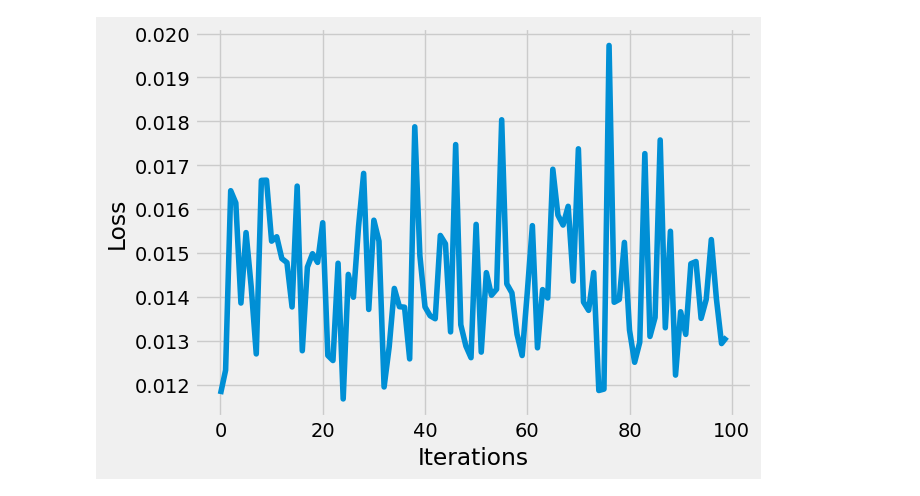
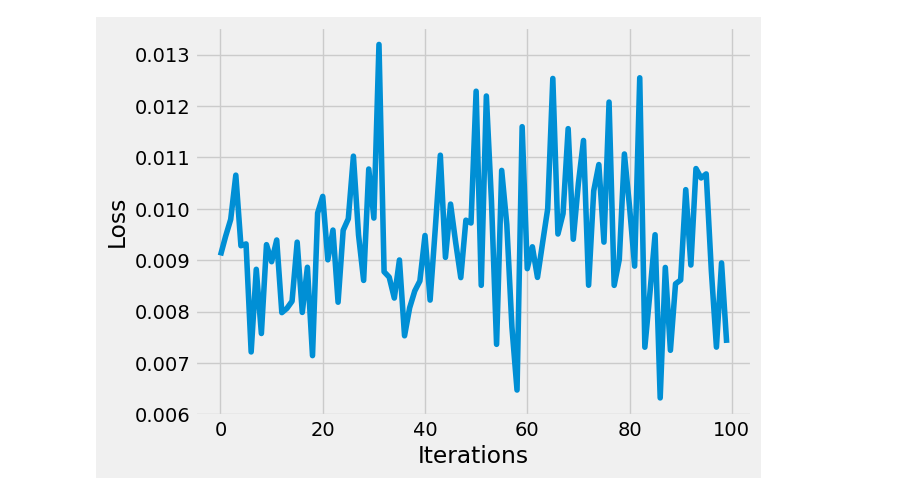
Before and after one commit to Adityasrinivas24/GAN-PyTorch, a Jupyter notebook: ae-experiments/main.ipynb, the cells around one changed output. Drawn from its saved outputs; the diff is of its cells as text; code cells hidden in the pictures.

Commit message:
Added ConvAE arch

```diff
--- a/ae-experiments/main.ipynb
+++ b/ae-experiments/main.ipynb
@@ -57,46 +92,45 @@ import torch.optim as optim
 
 device = torch.device("cuda" if torch.cuda.is_available() else "cpu")
 
-model = AE().to(device)
+# model = AE().to(device)
+
+model = ConvAE().to(device)
 
 loss_func = nn.MSELoss()
 
 optimizer = optim.Adam(model.parameters(),lr = 0.001,weight_decay= 1e-8)
 # %%
-epochs = 50
+epochs = 100
 outputs = []
 losses = []
 for epoch in range(epochs):
     for (image, _) in loader:
 
       # Reshaping the image to (-1, 784)
-      image = image.to(device).reshape(-1, 28*28)
+      # image = image.to(device).reshape(-1,28*28)  # For AE
 
-      # Output of Autoencoder
+      image = image.to(device).view(-1,1,28,28) # For ConvAE
+
       reconstructed = model(image)
 
-      # Calculating the loss function
       loss = loss_func(reconstructed, image)
 
-      # The gradients are set to zero,
-      # the gradient is computed and stored.
-      # .step() performs parameter update
       optimizer.zero_grad()
       loss.backward()
       optimizer.step()
 
-      # Storing the losses in a list for plotting
+
       losses.append(loss.item())
     print(f"Epoch [{epoch+1}/{epochs}], Loss: {loss.item():.4f}")
     outputs.append((epochs, image, reconstructed))
 
 
-# Defining the Plot Style
+
 plt.style.use('fivethirtyeight')
 plt.xlabel('Iterations')
 plt.ylabel('Loss')
 
-# Plotting the last 100 values
+
 plt.plot(losses[-100:])
 plt.show()
 # %% [output]
@@ -120,4 +154,4 @@ Epoch [50/50], Loss: 0.0131
-[figure, old version]
+[figure, new version]
 # %%
 import matplotlib.pyplot as plt
 
```
Also changed, not shown: parts of 5 cells of this notebook, 2 other files.
